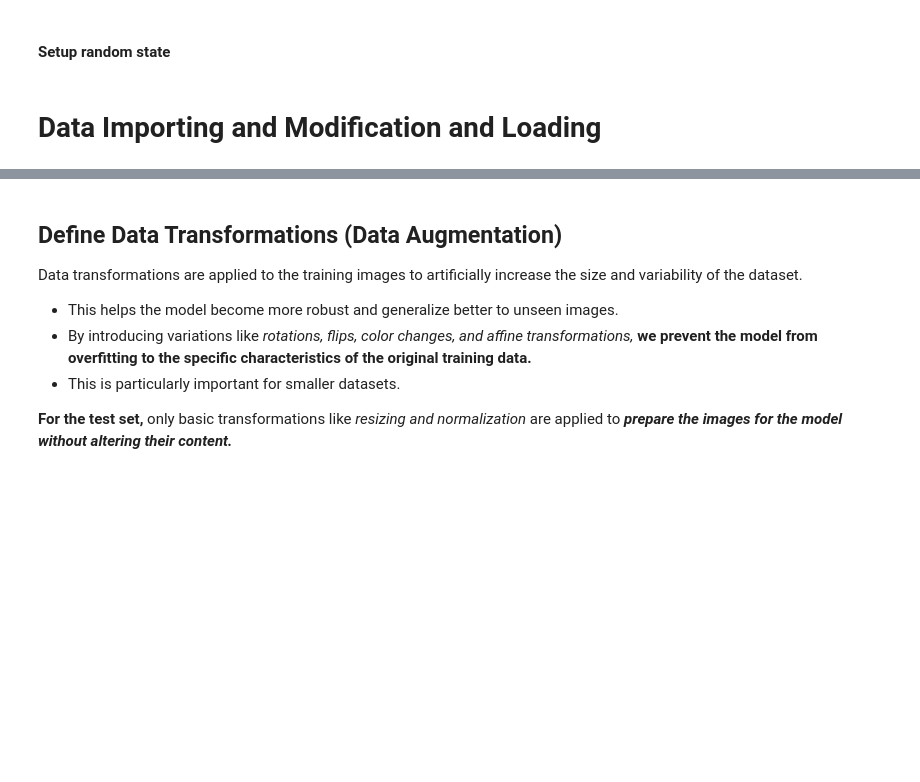
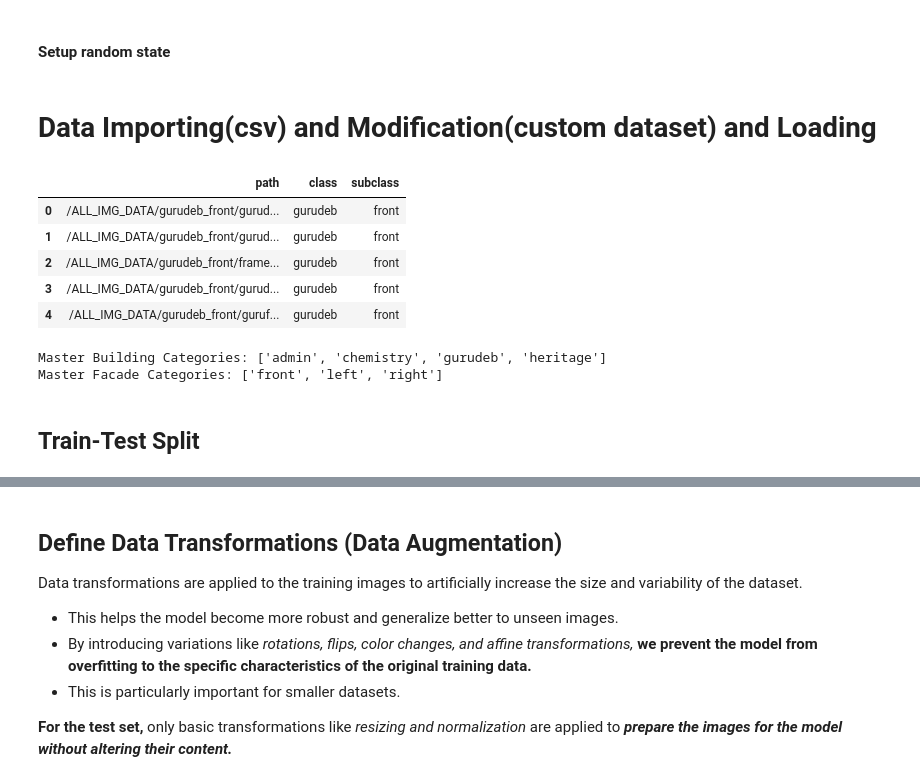
Before and after one commit to Shnku/pythoning_stuff, a Jupyter notebook: NN/build_cnn/expr2_resnet18_two_output.ipynb, the cells around one changed output, grey strips where cells are left out. Drawn from its saved outputs; the diff is of its cells as text; code cells hidden in the pictures; blank space fills up the shorter version.

```diff
--- a/NN/build_cnn/expr2_resnet18_two_output.ipynb
+++ b/NN/build_cnn/expr2_resnet18_two_output.ipynb
@@ -71,4 +69,4 @@ if torch.cuda.is_available():
     torch.backends.cudnn.benchmark = False
 os.environ['PYTHONHASHSEED'] = str(SEED)
 # %% [markdown]
-# Data Importing and Modification and Loading
+# Data Importing(csv) and Modification(custom dataset) and Loading
@@ -77,0 +73,25 @@ path_test_data= DATA_PATH + "/validate_images"
+# %%
+import pandas as pd
+from sklearn.model_selection import train_test_split
+from IPython.display import display
+
+# Load the CSV data into a DataFrame
+df = pd.read_csv(DATA_PATH+"/ALL_IMG_DATA.csv")
+display(df.head())
+#  --- Derive ALL unique categories from the FULL DataFrame ---
+BUILDING_CATEGORIES = sorted(df['class'].unique().tolist())
+FACADE_CATEGORIES = sorted(df['subclass'].unique().tolist())
+
+print("Master Building Categories:", BUILDING_CATEGORIES)
+print("Master Facade Categories:", FACADE_CATEGORIES)
+# %% [output]
+|  | path | class | subclass |
+| 0 | /ALL_IMG_DATA/gurudeb_front/gurud... | gurudeb | front |
+| 1 | /ALL_IMG_DATA/gurudeb_front/gurud... | gurudeb | front |
+| 2 | /ALL_IMG_DATA/gurudeb_front/frame... | gurudeb | front |
+| 3 | /ALL_IMG_DATA/gurudeb_front/gurud... | gurudeb | front |
+| 4 | /ALL_IMG_DATA/gurudeb_front/guruf... | gurudeb | front |
+Master Building Categories: ['admin', 'chemistry', 'gurudeb', 'heritage']
+Master Facade Categories: ['front', 'left', 'right']
+# %% [markdown]
+## Train-Test Split
```
Also changed, not shown: parts of 50 cells of this notebook, 6 other files.
